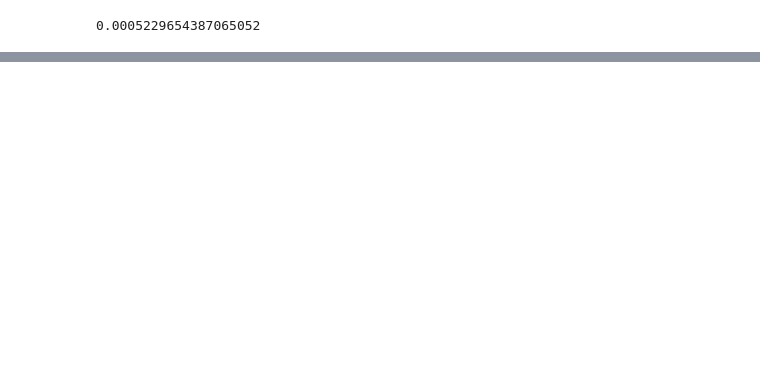
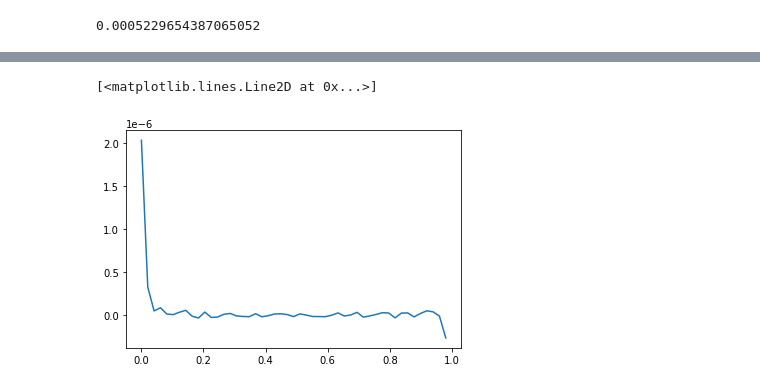
Before and after one commit to michellegurevich/gravitationalwaves, a Jupyter notebook: modgravity/analysis.ipynb, the cells around one changed output, grey strips where cells are left out. Drawn from its saved outputs; the diff is of its cells as text; code cells hidden in the pictures; blank space fills up the shorter version.

```diff
--- a/modgravity/analysis.ipynb
+++ b/modgravity/analysis.ipynb
@@ -208,0 +257,5 @@ array([inf, inf, inf, inf, inf, inf, inf, inf, inf, inf, inf, inf, inf,
+# %%
+plt.plot(mw.f, mw.h_modified())
+# %% [output]
+[<matplotlib.lines.Line2D at 0x...>]
+[figure, added]
```
Also changed, not shown: parts of 17 cells of this notebook, 3 other files.
